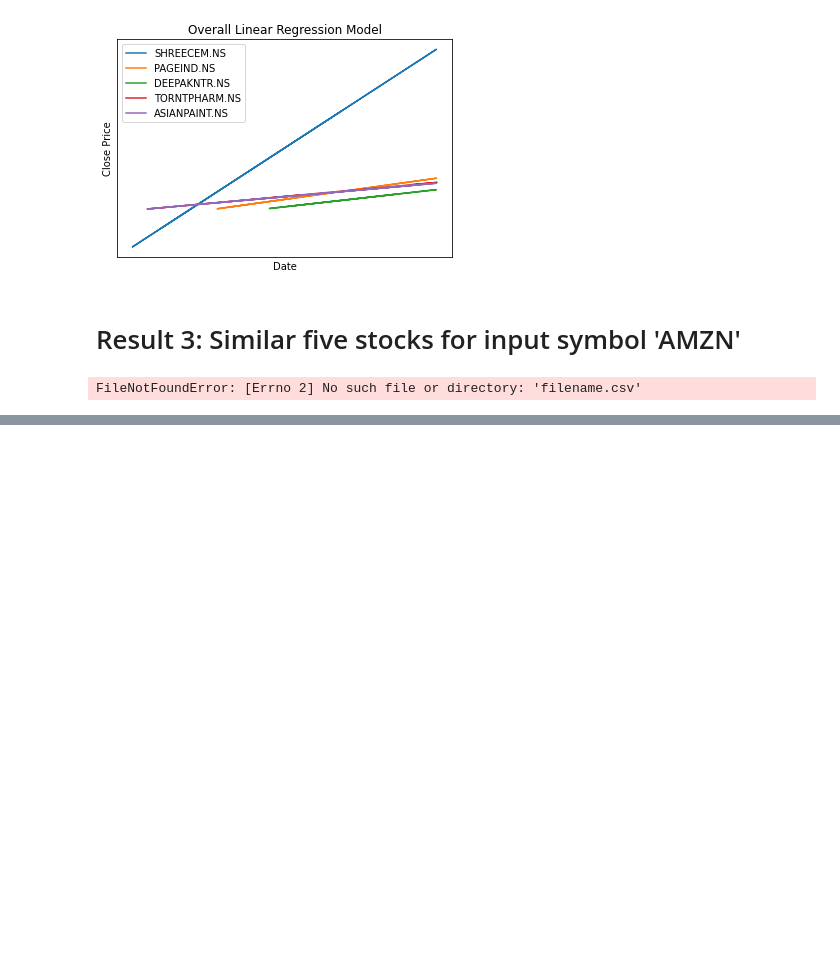
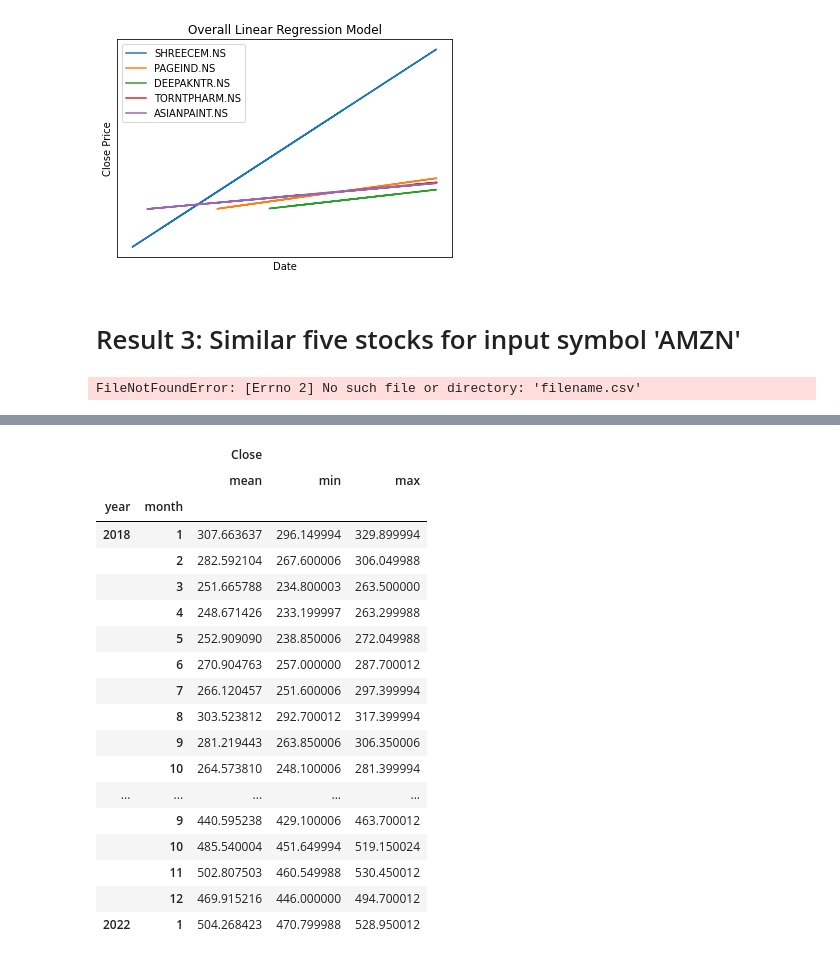
Before and after one commit to arungupta26/stock-recomendation-system, a Jupyter notebook: src/notebooks/Linear Regression.ipynb, the cells around one changed output, grey strips where cells are left out. Cells and saved outputs as stored; diff of their text form; code cells hidden in the pictures; blank space fills up the shorter version.

```diff
--- a/src/notebooks/Linear Regression.ipynb
+++ b/src/notebooks/Linear Regression.ipynb
@@ -367,0 +388,22 @@ build_linear_regression('SBIN.NS')
+# %%
+df2
+# %% [output]
+|  |  | Close |  |  |
+|  |  | mean | min | max |
+| year | month |  |  |  |
+| 2018 | 1 | 307.663637 | 296.149994 | 329.899994 |
+|  | 2 | 282.592104 | 267.600006 | 306.049988 |
+|  | 3 | 251.665788 | 234.800003 | 263.500000 |
+|  | 4 | 248.671426 | 233.199997 | 263.299988 |
+|  | 5 | 252.909090 | 238.850006 | 272.049988 |
+|  | 6 | 270.904763 | 257.000000 | 287.700012 |
+|  | 7 | 266.120457 | 251.600006 | 297.399994 |
+|  | 8 | 303.523812 | 292.700012 | 317.399994 |
+|  | 9 | 281.219443 | 263.850006 | 306.350006 |
+|  | 10 | 264.573810 | 248.100006 | 281.399994 |
+| ... | ... | ... | ... | ... |
+|  | 9 | 440.595238 | 429.100006 | 463.700012 |
+|  | 10 | 485.540004 | 451.649994 | 519.150024 |
+|  | 11 | 502.807503 | 460.549988 | 530.450012 |
+|  | 12 | 469.915216 | 446.000000 | 494.700012 |
+| 2022 | 1 | 504.268423 | 470.799988 | 528.950012 |
```
Also changed, not shown: parts of 8 cells of this notebook, 1 other file.
